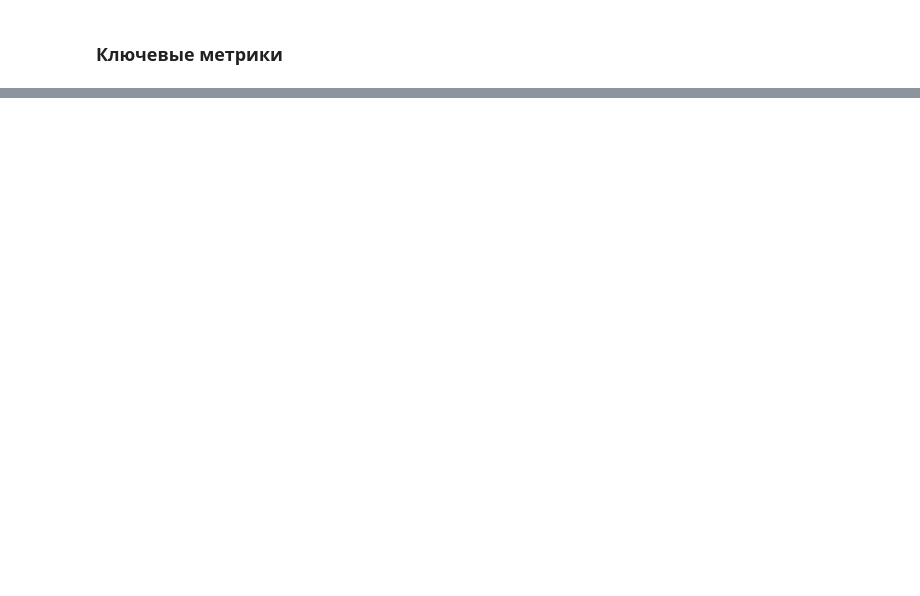
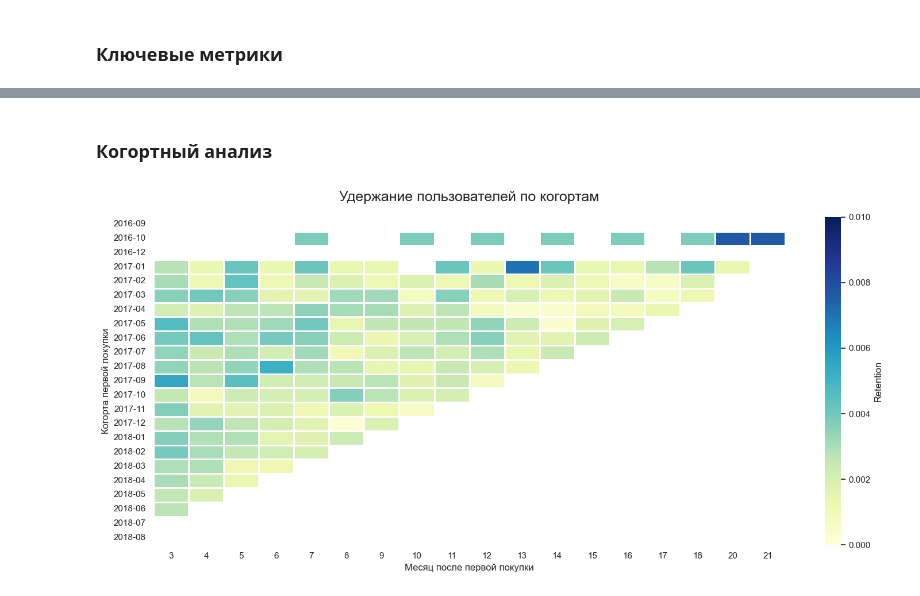
Before and after one commit to Malentaaa/product-analytics-project, a Jupyter notebook: project.ipynb, the cells around one changed output, grey strips where cells are left out. Saved outputs shown, nothing was run; the diff lists cells and outputs as text; code cells hidden in the pictures; blank space fills up the shorter version.

Commit message:
добавлен анализ клиентского пути и когортный анализ

```diff
--- a/project.ipynb
+++ b/project.ipynb
@@ -935,0 +1117,2 @@ dtype: float64
+# %% [markdown]
+### Когортный анализ
@@ -935,0 +1159,42 @@ dtype: float64
+# %%
+# считаем пользователей
+cohort_data = retention_df.groupby(
+    ['cohort_month', 'cohort_index']
+)['customer_unique_id'].nunique().reset_index()
+# %%
+# сводная таблица
+cohort_table = cohort_data.pivot(
+    index='cohort_month',
+    columns='cohort_index',
+    values='customer_unique_id'
+)
+# %%
+# в %
+retention_matrix = cohort_table.divide(
+    cohort_table.iloc[:, 0],
+    axis=0
+)
+# %%
+retention_matrix = retention_matrix.iloc[:, 1:]
+plt.figure(figsize=(15, 7))
+sns.set_theme(style='white')
+
+ax = sns.heatmap(
+    retention_matrix.iloc[:, 1:],
+    annot=False,
+    cmap='YlGnBu',
+    vmin=0,
+    vmax=0.01,
+    linewidths=0.8,
+    linecolor='white',
+    cbar_kws={'label': 'Retention'}
+)
+
+plt.title('Удержание пользователей по когортам', fontsize=18, pad=20)
+plt.xlabel('Месяц после первой покупки')
+plt.ylabel('Когорта первой покупки')
+
+plt.tight_layout()
+plt.show()
+# %% [output]
+[figure, added]
```
Also changed, not shown: parts of 21 cells of this notebook.
